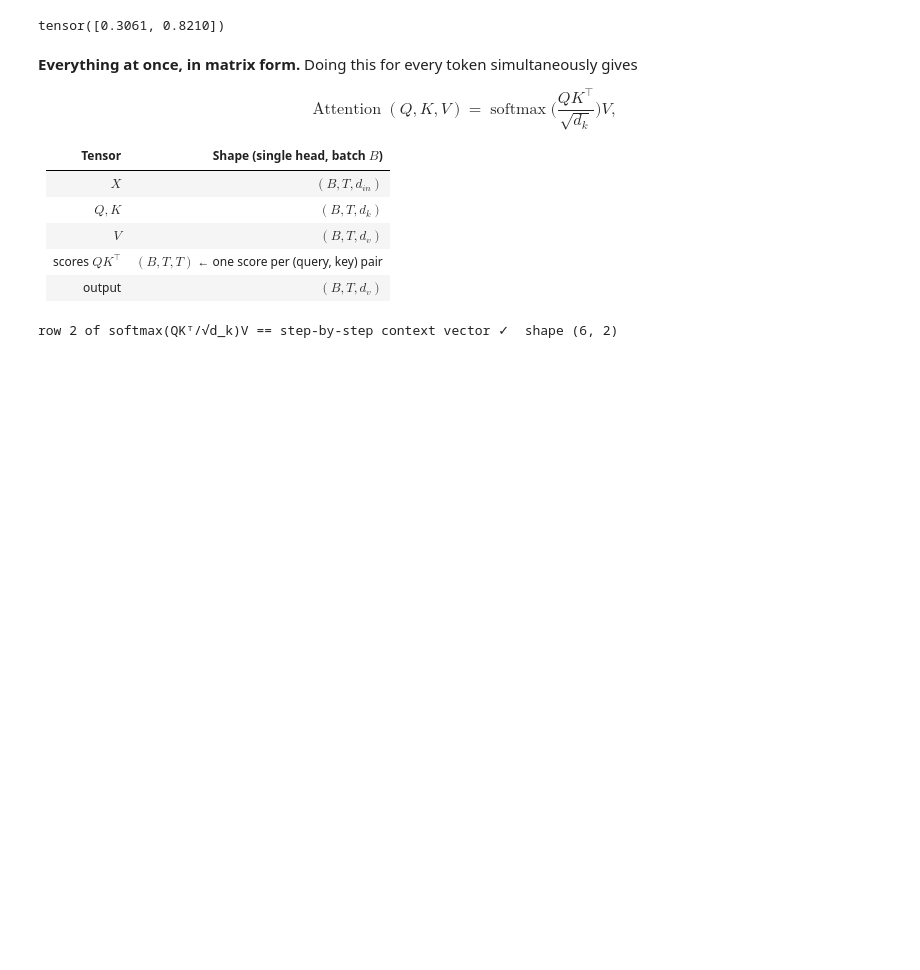
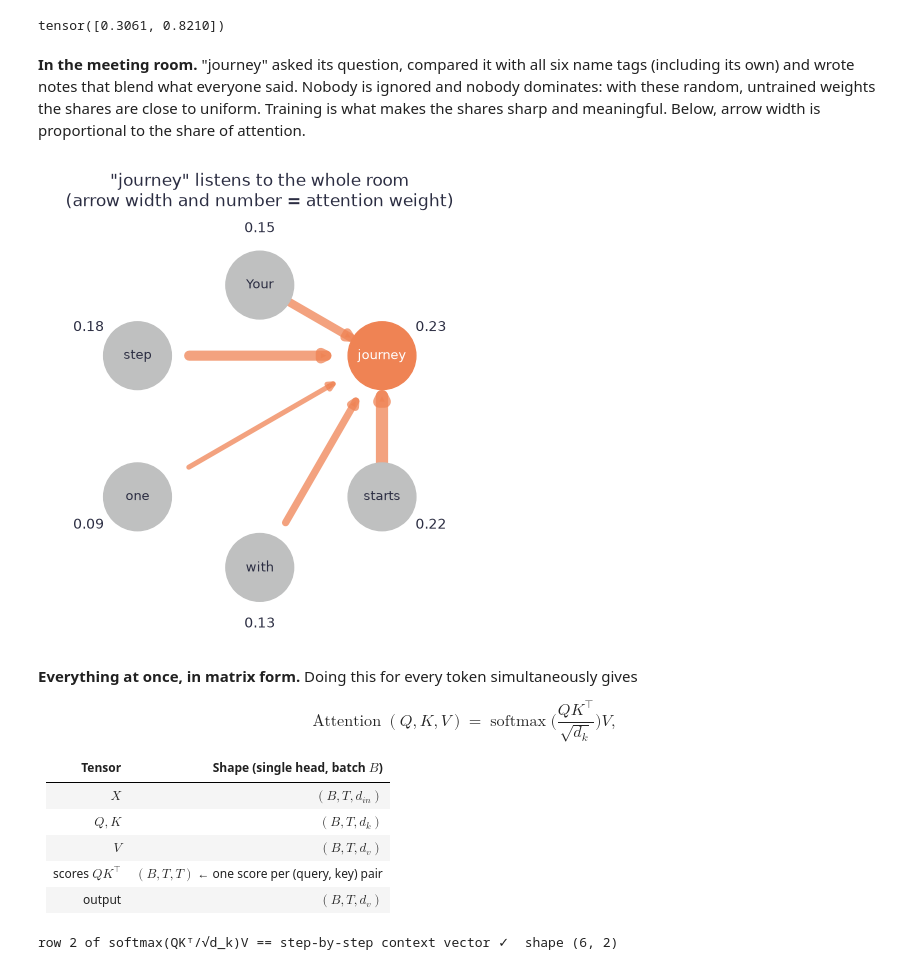
Before and after one commit to chungenyu6/ai-learning-notebooks, a Jupyter notebook: 02-LLM/live/02_self_and_cross_attention.ipynb, the cells around one changed output. Cells and saved outputs as stored; diff of their text form; code cells hidden in the pictures; blank space fills up the shorter version.

```diff
--- a/02-LLM/live/02_self_and_cross_attention.ipynb
+++ b/02-LLM/live/02_self_and_cross_attention.ipynb
@@ -121,6 +174,31 @@ context_vec_2 = attn_weights_2 @ values
 print(context_vec_2)
 # %% [output]
 tensor([0.3061, 0.8210])
+# %% [markdown]
+**In the meeting room.** "journey" asked its question, compared it with all six name tags (including its own) and wrote notes that blend what everyone said. Nobody is ignored and nobody dominates: with these random, untrained weights the shares are close to uniform. Training is what makes the shares sharp and meaningful. Below, arrow width is proportional to the share of attention.
+# %%
+# The meeting room for query token 2 ("journey"), drawn from attn_weights_2 above
+import numpy as np
+
+words = ["Your", "journey", "starts", "with", "one", "step"]
+angles = np.linspace(np.pi / 2, np.pi / 2 - 2 * np.pi, len(words), endpoint=False)
+pos = np.c_[np.cos(angles), np.sin(angles)]
+w2 = attn_weights_2.tolist()
+
+fig, ax = plt.subplots(figsize=(5.5, 5.5))
+ax.set_aspect("equal"); ax.axis("off"); ax.set_xlim(-1.5, 1.5); ax.set_ylim(-1.5, 1.5)
+src_xy = pos[1]
+for j, (xy, a) in enumerate(zip(pos, w2)):
+    if j != 1:
+        ax.annotate("", xy=src_xy + 0.8 * (xy - src_xy), xytext=src_xy + 0.17 * (xy - src_xy),
+                    arrowprops=dict(arrowstyle="<|-", lw=40 * a, color=ACCENT, alpha=0.75))
+    ax.add_patch(plt.Circle(xy, 0.24, color=ACCENT if j == 1 else SOFT, zorder=3))
+    ax.text(*xy, words[j], ha="center", va="center", fontsize=9, color="white" if j == 1 else INK, zorder=4)
+    ax.text(*(xy * 1.4), f"{a:.2f}", ha="center", va="center", fontsize=10, color=INK)
+ax.set_title('"journey" listens to the whole room\n(arrow width and number = attention weight)', color=INK)
+plt.show()
+# %% [output]
+[figure, added]
 # %% [markdown]
 **Everything at once, in matrix form.** Doing this for every token simultaneously gives
 
```
Also changed, not shown: parts of 14 cells of this notebook, 5 other files.
